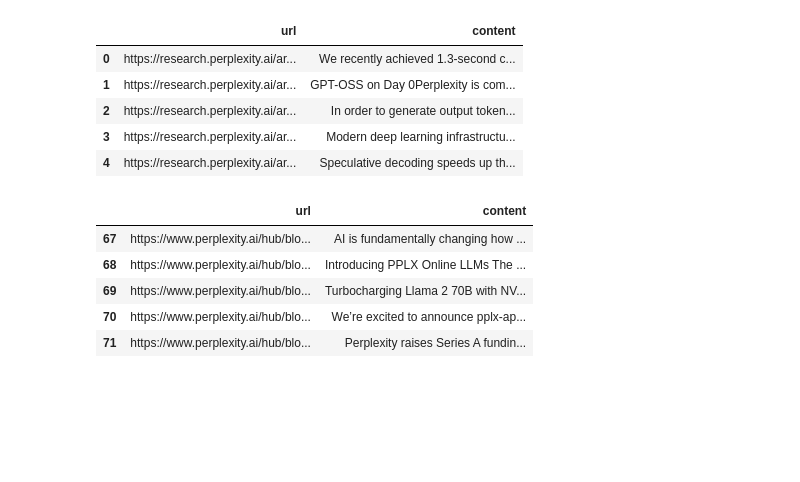
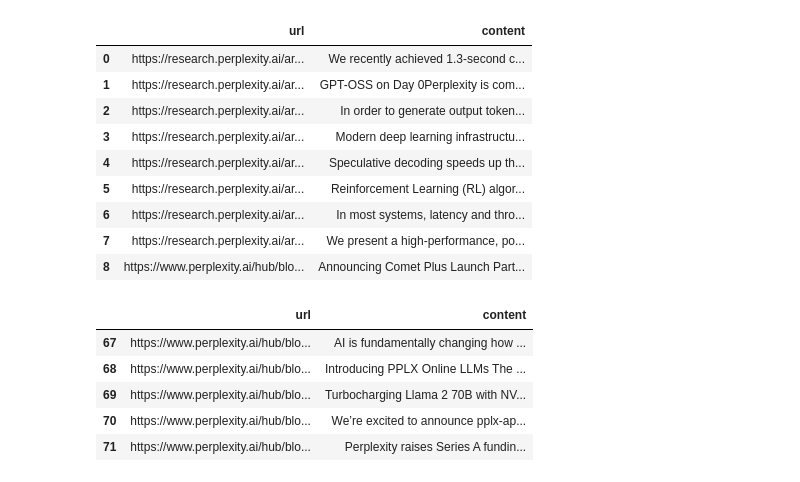
Before and after one commit to Akorikk/Small_Language_Model, a Jupyter notebook: slm.ipynb, the cells around one changed output. Cells and saved outputs as stored; diff of their text form; code cells hidden in the pictures; blank space fills up the shorter version.

```diff
--- a/slm.ipynb
+++ b/slm.ipynb
@@ -126,14 +126,18 @@ df = pd.DataFrame([{
     "content": doc.page_content
 } for doc in docs])
 # %%
-df.head()
+df.head(9)
 # %% [output]
 |  | url | content |
 | 0 | https://research.perplexity.ai/ar... | We recently achieved 1.3-second c... |
 | 1 | https://research.perplexity.ai/ar... | GPT-OSS on Day 0Perplexity is com... |
 | 2 | https://research.perplexity.ai/ar... | In order to generate output token... |
 | 3 | https://research.perplexity.ai/ar... | Modern deep learning infrastructu... |
 | 4 | https://research.perplexity.ai/ar... | Speculative decoding speeds up th... |
+| 5 | https://research.perplexity.ai/ar... | Reinforcement Learning (RL) algor... |
+| 6 | https://research.perplexity.ai/ar... | In most systems, latency and thro... |
+| 7 | https://research.perplexity.ai/ar... | We present a high-performance, po... |
+| 8 | https://www.perplexity.ai/hub/blo... | Announcing Comet Plus Launch Part... |
 # %%
 df.tail()
 # %% [output]
```
Also changed, not shown: parts of 3 cells of this notebook.
